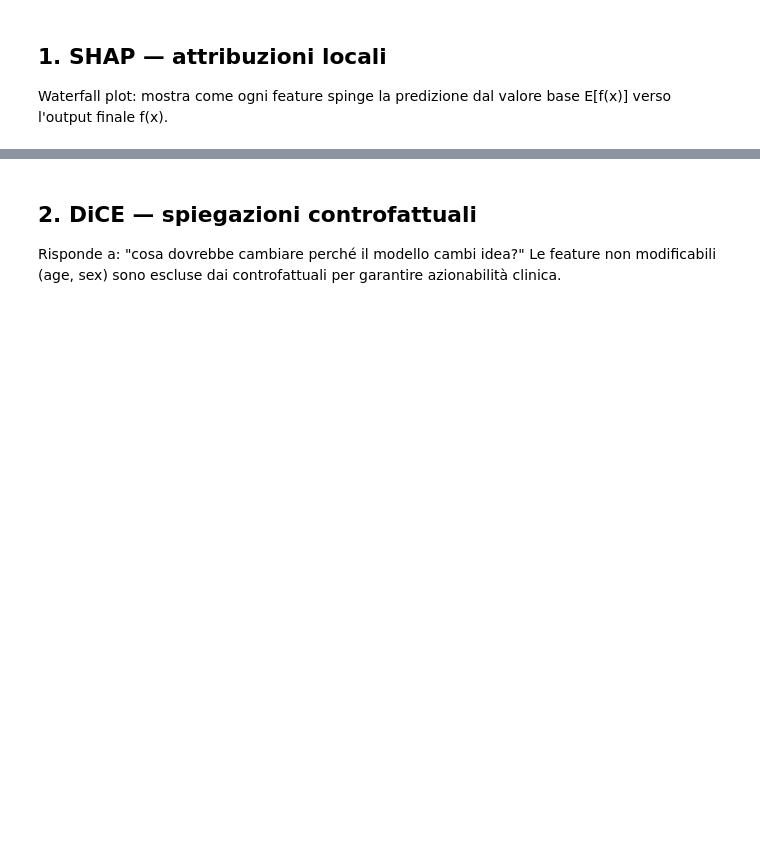
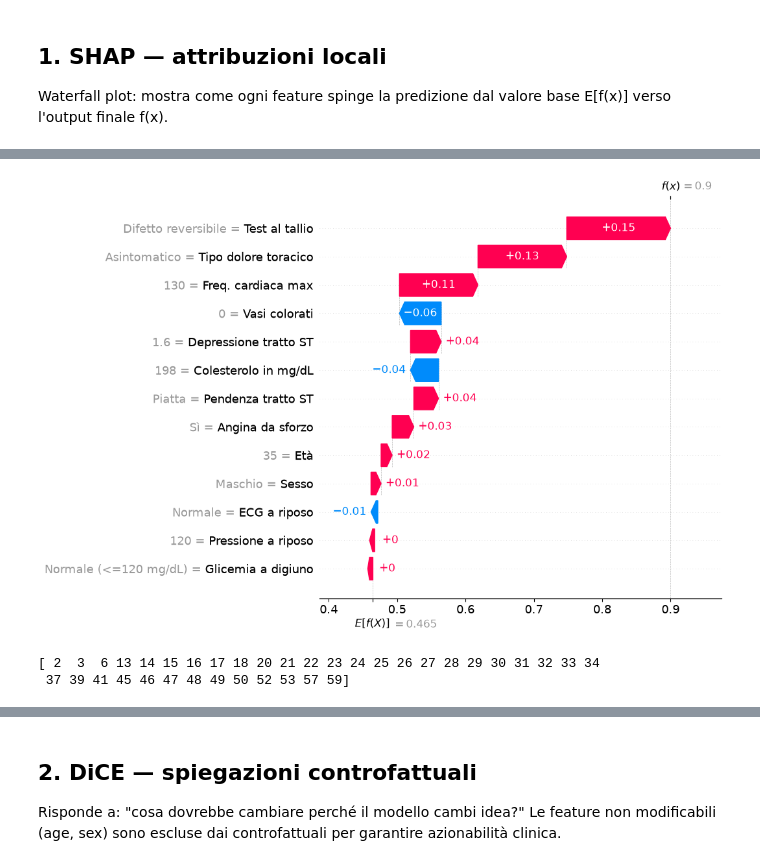
Before and after one commit to elia3008/Tesi-XAI-Elia-Corti, a Jupyter notebook: notebooks/02_spiegazioni_xai.ipynb, the cells around one changed output, grey strips where cells are left out. Cells and saved outputs as stored; diff of their text form; code cells hidden in the pictures; blank space fills up the shorter version.

```diff
--- a/notebooks/02_spiegazioni_xai.ipynb
+++ b/notebooks/02_spiegazioni_xai.ipynb
@@ -86,0 +273,17 @@ shap.plots.waterfall(expl[idx_sano], max_display=13)
+# %%
+pazienti_da_mostrare = [36]  # scegli tu quali indici
+
+for idx in pazienti_da_mostrare:
+    e_leggibile = crea_explanation_leggibile(expl[idx], X_test.columns)
+    shap.plots.waterfall(e_leggibile, max_display=13)
+# %% [output]
+[figure, added]
+# %%
+import numpy as np
+
+pred = model.predict(X_test)
+indici_malati = np.where(pred == 1)[0]
+print(indici_malati)
+# %% [output]
+[ 2  3  6 13 14 15 16 17 18 20 21 22 23 24 25 26 27 28 29 30 31 32 33 34
+ 37 39 41 45 46 47 48 49 50 52 53 57 59]
```
Also changed, not shown: parts of 23 cells of this notebook, 2 other files.
